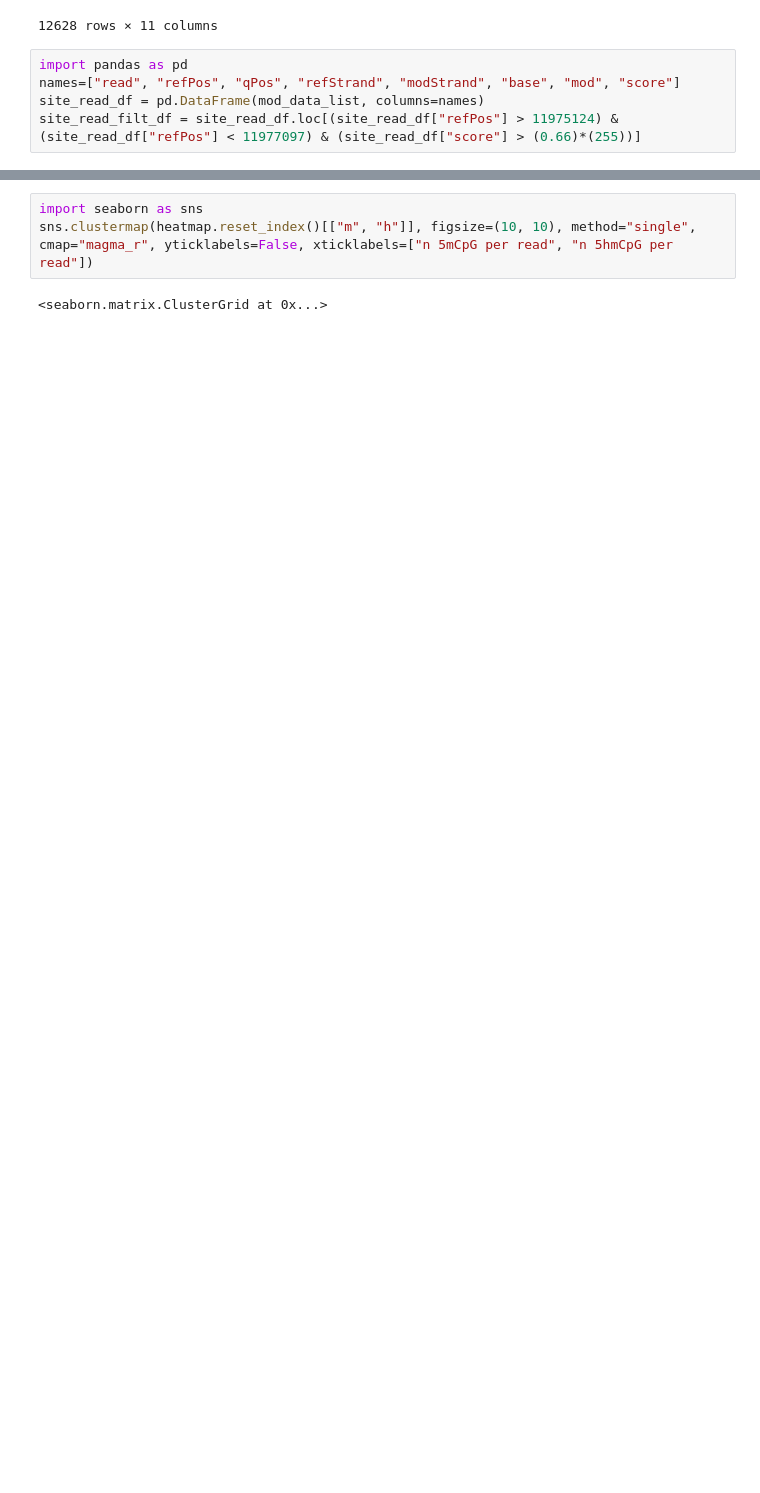
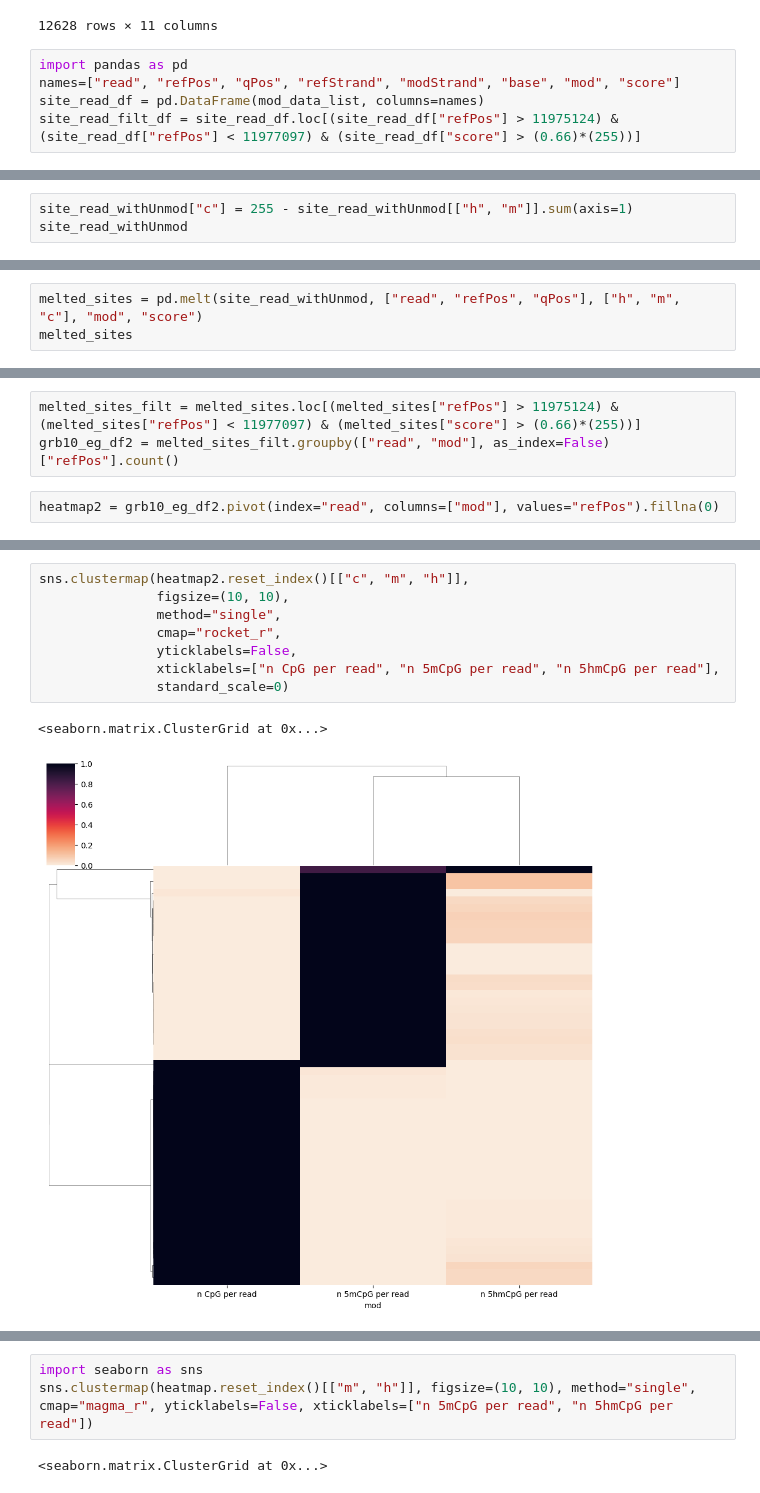
Before and after one commit to DominicOH/Analysis-of-nanopore-epigenetic-sequencing, a Jupyter notebook: Imprinting_genes_fig6.ipynb, the cells around one changed output, grey strips where cells are left out. Cells and saved outputs as stored; diff of their text form; blank space fills up the shorter version.

```diff
--- a/Imprinting_genes_fig6.ipynb
+++ b/Imprinting_genes_fig6.ipynb
@@ -118,0 +120,3 @@ site_read_df.groupby(["read", "refPos"])["score"].sum().reset_index()
+# %%
+site_read_withUnmod["c"] = 255 - site_read_withUnmod[["h", "m"]].sum(axis=1)
+site_read_withUnmod
@@ -118,0 +137,3 @@ site_read_df.groupby(["read", "refPos"])["score"].sum().reset_index()
+# %%
+melted_sites = pd.melt(site_read_withUnmod, ["read", "refPos", "qPos"], ["h", "m", "c"], "mod", "score")
+melted_sites
@@ -118,0 +154,5 @@ site_read_df.groupby(["read", "refPos"])["score"].sum().reset_index()
+# %%
+melted_sites_filt = melted_sites.loc[(melted_sites["refPos"] > 11975124) & (melted_sites["refPos"] < 11977097) & (melted_sites["score"] > (0.66)*(255))]
+grb10_eg_df2 = melted_sites_filt.groupby(["read", "mod"], as_index=False)["refPos"].count()
+# %%
+heatmap2 = grb10_eg_df2.pivot(index="read", columns=["mod"], values="refPos").fillna(0)
@@ -119,2 +179,13 @@ site_read_df.groupby(["read", "refPos"])["score"].sum().reset_index()
+# %%
+sns.clustermap(heatmap2.reset_index()[["c", "m", "h"]],
+               figsize=(10, 10),
+               method="single",
+               cmap="rocket_r",
+               yticklabels=False,
+               xticklabels=["n CpG per read", "n 5mCpG per read", "n 5hmCpG per read"],
+               standard_scale=0)
+# %% [output]
+<seaborn.matrix.ClusterGrid at 0x...>
+[figure, added]
 # %%
 grb10_eg_df = site_read_filt_df.groupby(["read", "mod"], as_index=False)["refPos"].count()
```
Also changed, not shown: parts of 8 cells of this notebook, 1 other file.
